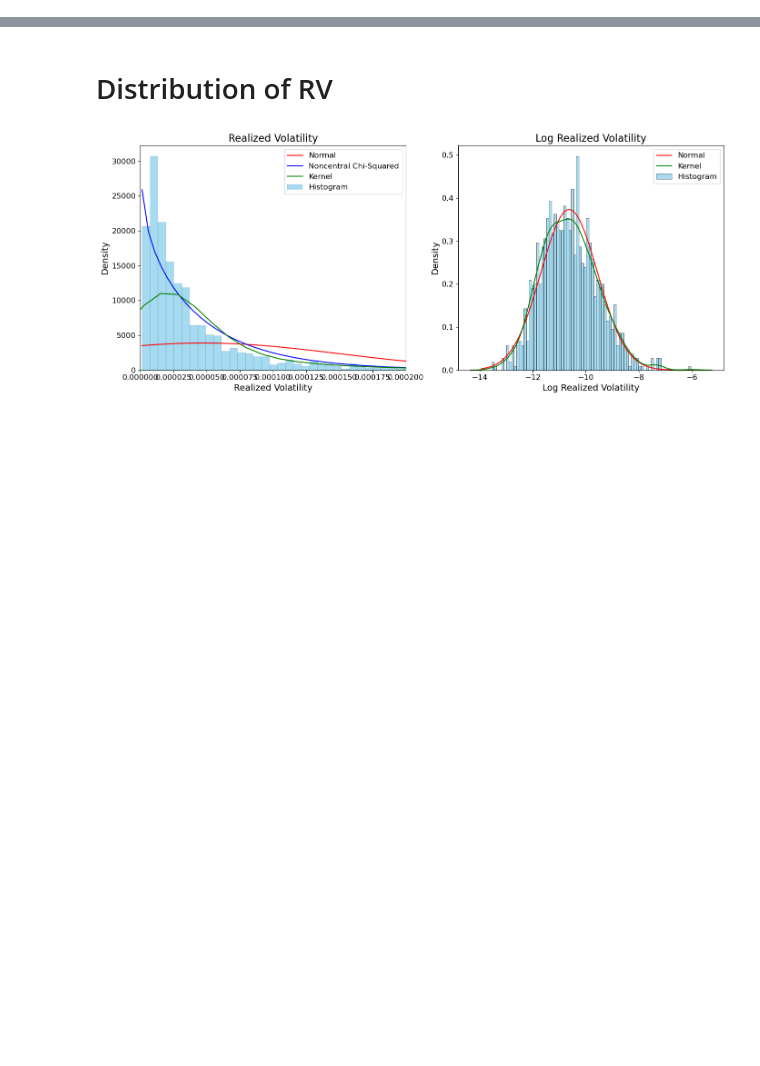
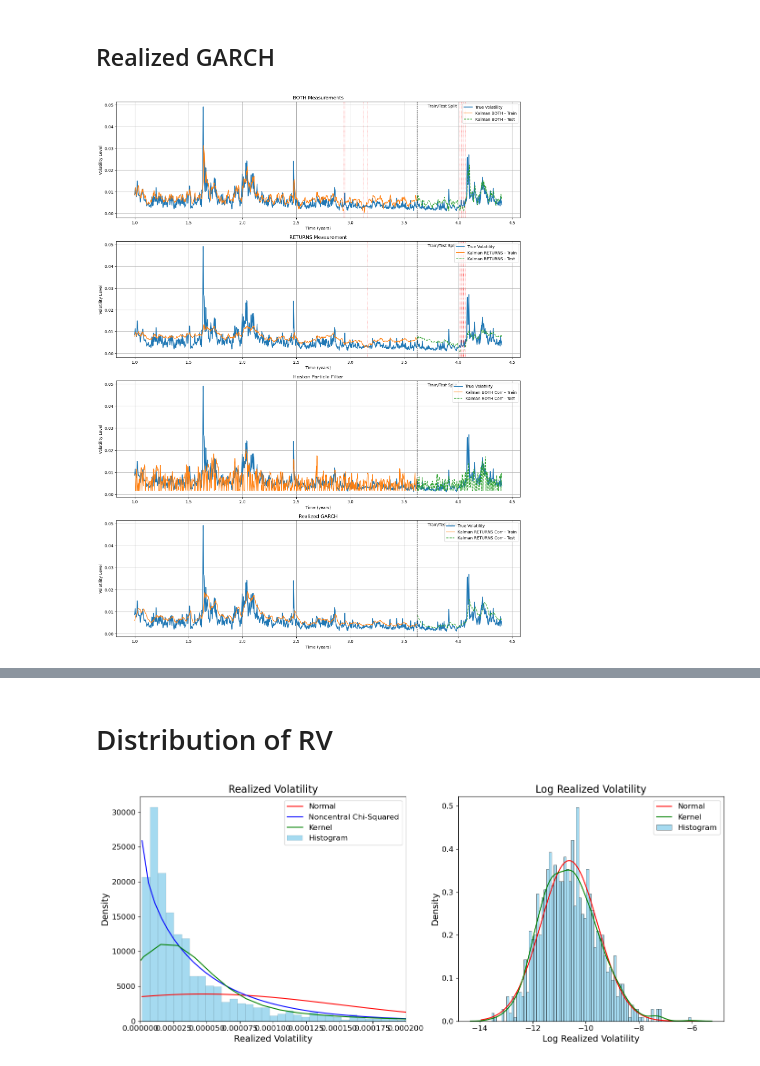
Before and after one commit to HyunminHong/Kalman-Heston-Filter, a Jupyter notebook: simulation_studies/empirical_data.ipynb, the cells around one changed output, grey strips where cells are left out. Cells and saved outputs as stored; diff of their text form; code cells hidden in the pictures; blank space fills up the shorter version.

```diff
--- a/simulation_studies/empirical_data.ipynb
+++ b/simulation_studies/empirical_data.ipynb
@@ -73,0 +167,5 @@ Name: return, Length: 1111, dtype: float64
+# %%
+pf_heston_test = PFHeston(test_returns, N=20000, dt=1/252, is_log=True)
+
+V_pf_train, _ = pf_heston_train.filter([*param_bounds, daily_RV[0]], predict_obs=False)
+V_pf_test, _ = pf_heston_test.filter([*param_bounds, V_pf_train[-1]], predict_obs=False)
@@ -73,0 +190,67 @@ Name: return, Length: 1111, dtype: float64
+# %%
+V_pf_train_daily = V_pf_train / 400
+V_pf_test_daily = V_pf_test / 400
+# %% [markdown]
+## Realized GARCH
+# %%
+# Fit the model
+model = RealizedGARCH(p=1, q=1)
+model.fit(train_returns, train_RV)
+
+# Get fitted volatility (in-sample)
+fitted_vol = model.get_fitted_volatility(train_returns, train_RV)
+
+# Predict volatility (out-of-sample)
+predicted_vol = model.predict(test_returns, test_RV)
+# %%
+v_item = 'V_pred'
+
+titles_all = ["BOTH Measurements", "RETURNS Measurement", "Heston Particle Filter", "Realized GARCH"]
+labels_all = ["Kalman BOTH", "Kalman RETURNS", "Kalman BOTH Corr", "Kalman RETURNS Corr", "PF Heston", "Realized GARCH"]
+train_all = [train_result_both_corr[v_item], train_result_returns_corr[v_item], V_pf_train_daily, fitted_vol]
+test_all = [test_result_both_corr[v_item], test_result_returns_corr[v_item], V_pf_test_daily, predicted_vol]
+
+burnin = 252
+time_daily = np.arange(len(daily_returns)) / 252
+n_filters = len(train_all)
+fig, axes = plt.subplots(n_filters, 1, figsize=(18, 6 * n_filters))
+
+for i, ax in enumerate(axes):
+    # Slice data
+    filt_train = train_all[i][burnin:]
+    true_train = daily_RV[burnin:split_index]
+    filt_test = test_all[i]
+    true_test = daily_RV[split_index:]
+
+    # Sanity checks
+    assert len(filt_train) == len(true_train), f"In-sample length mismatch for {titles_all[i]}"
+    assert len(filt_test) == len(true_test), f"Out-of-sample length mismatch for {titles_all[i]}"
+
+    # Plot true and predicted volatility
+    ax.plot(time_daily[burnin:], np.sqrt(daily_RV[burnin:]), label="True Volatility", lw=2)
+    ax.plot(time_daily[burnin:split_index], np.sqrt(filt_train), label=f"{labels_all[i]} - Train", lw=1.5)
+    ax.plot(time_daily[split_index:], np.sqrt(filt_test), label=f"{labels_all[i]} - Test", lw=1.5, linestyle="--")
+
+    # Mark the train/test split
+    ax.axvline(time_daily[split_index], color='black', linestyle='--', lw=1)
+    ax.text(time_daily[split_index] + 0.1, ax.get_ylim()[1]*0.95, 'Train/Test Split', color='black')
+
+    # === Add vertical lines for negative predicted variances ===
+    # For train
+    neg_train_indices = np.where(np.array(filt_train) < 0)[0]
+    for idx in neg_train_indices:
+        ax.axvline(time_daily[burnin + idx], color='red', linestyle=':', lw=1, alpha=0.7)
+
+    # For test
+    neg_test_indices = np.where(np.array(filt_test) < 0)[0]
+    for idx in neg_test_indices:
+        ax.axvline(time_daily[split_index + idx], color='red', linestyle=':', lw=1, alpha=0.7)
+
+    # Final plot styling
+    ax.set_title(f"{titles_all[i]}")
+    ax.set_xlabel("Time (years)")
+    ax.set_ylabel("Volatility Level")
+    ax.legend(loc="upper right")
+    ax.grid(True)
+# %% [output]
+[figure, added]
```
Also changed, not shown: parts of 16 cells of this notebook, 1 other file.
